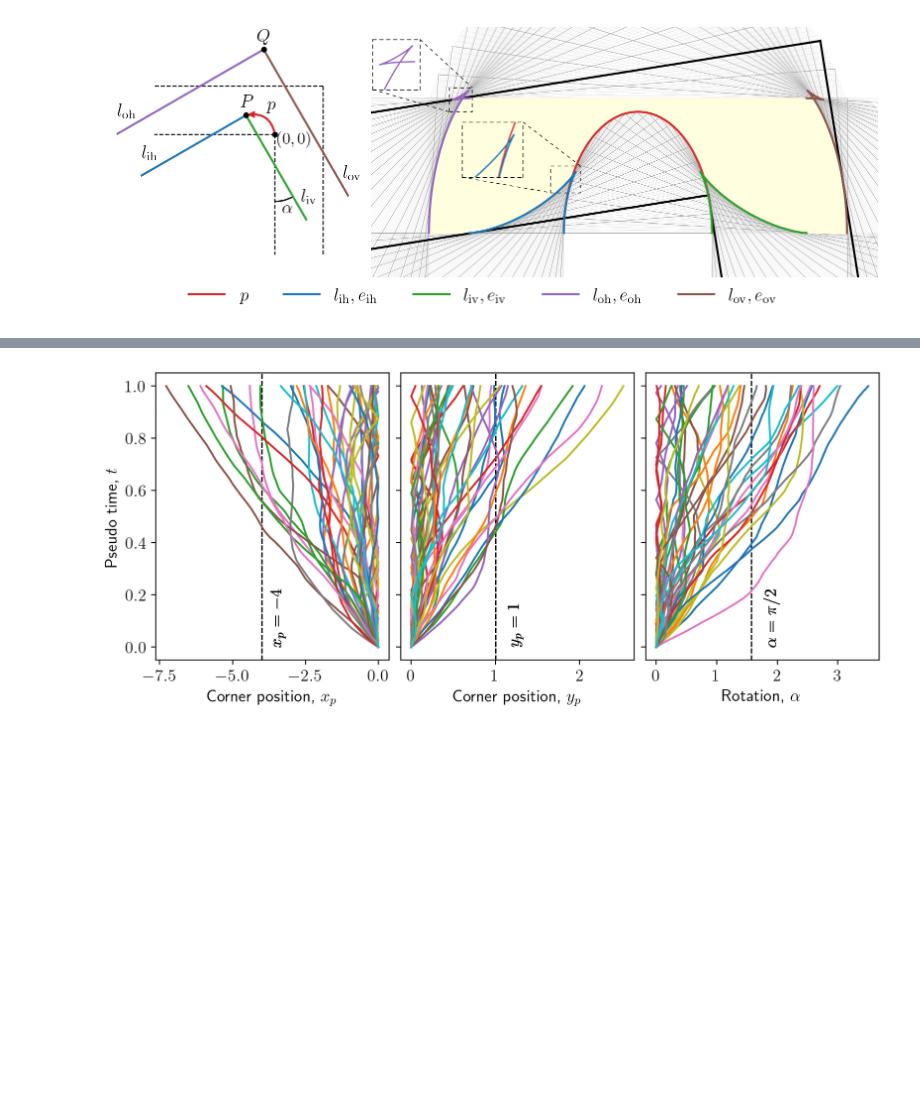
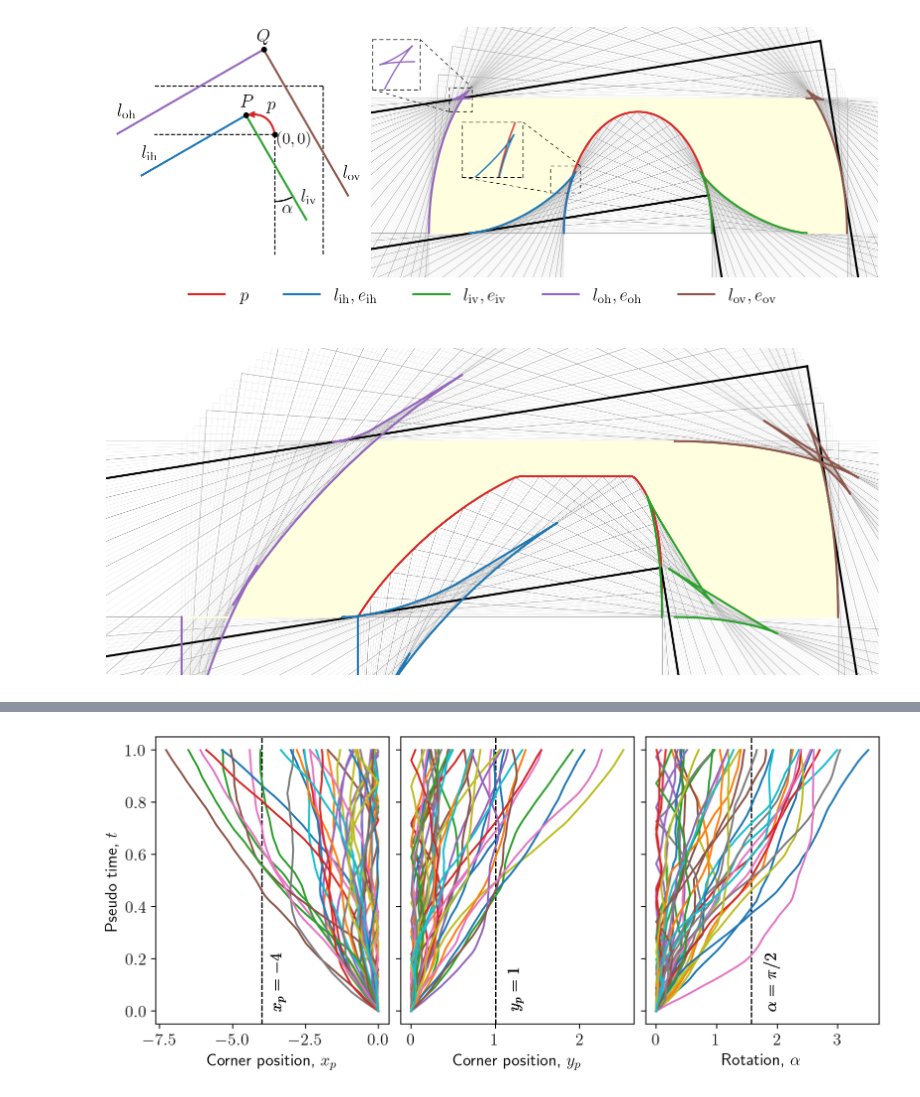
Before and after one commit to kuangdai/sofa, a Jupyter notebook: paper.ipynb, the cells around one changed output, grey strips where cells are left out. Cells and saved outputs as stored; diff of their text form; code cells hidden in the pictures; blank space fills up the shorter version.

```diff
--- a/paper.ipynb
+++ b/paper.ipynb
@@ -221,6 +221,67 @@ plt.savefig("figs/geometry.pdf", bbox_inches="tight", pad_inches=0.01)
 plt.show()
 # %% [output]
 [figure]
+# %%
+prop_cycle = plt.rcParams['axes.prop_cycle']
+colors = prop_cycle.by_key()['color']
+cp = colors[3]
+cih = colors[0]
+civ = colors[2]
+coh = colors[4]
+cov = colors[5]
+
+fig, ax = plt.subplots(1, 1, dpi=200, figsize=(10, 10))
+alpha = torch.linspace(0, torch.pi / 2, N)
+xp = a * (torch.cos(2 * alpha) - 1)
+yp = b * torch.sin(2 * alpha)
+xp *= alpha
+yp = torch.clamp(yp, None, 0.8)
+N = 100
+S = 5
+t = torch.linspace(0, 1, N)
+a = .55
+b = .9
+dt_alpha = torch.ones_like(alpha) * torch.pi / 2
+dt_xp = -a * 2 * torch.sin(2 * alpha) * dt_alpha
+dt_yp = b * 2 * torch.cos(2 * alpha) * dt_alpha
+dt_xp[1:-1] = (xp[2:] - xp[:-2]) / (2 * (1 / N))
+dt_yp[1:-1] = (yp[2:] - yp[:-2]) / (2 * (1 / N))
+gg = compute_area(t, alpha, xp, yp, dt_alpha, dt_xp, dt_yp, return_geometry=True)
+
+for i in range(0, len(t), 1):
+    ax.plot(gg["x_lhi"][i], gg["y_lhi"][i], lw=.1, c='silver', zorder=-100)
+    ax.plot(gg["x_lvi"][i], gg["y_lvi"][i], lw=.1, c='silver', zorder=-100)
+    ax.plot(gg["x_lho"][i], gg["y_lho"][i], lw=.1, c='silver', zorder=-100)
+    ax.plot(gg["x_lvo"][i], gg["y_lvo"][i], lw=.1, c='silver', zorder=-100)
+
+for i in range(0, len(t), S):
+    ax.plot(gg["x_lhi"][i], gg["y_lhi"][i], lw=.3, c='gray', zorder=-200)
+    ax.plot(gg["x_lvi"][i], gg["y_lvi"][i], lw=.3, c='gray', zorder=-200)
+    ax.plot(gg["x_lho"][i], gg["y_lho"][i], lw=.3, c='gray', zorder=-200)
+    ax.plot(gg["x_lvo"][i], gg["y_lvo"][i], lw=.3, c='gray', zorder=-200)
+
+i = 10
+ax.plot(gg["x_lhi"][i], gg["y_lhi"][i], lw=1.5, c='k', zorder=100)
+ax.plot(gg["x_lvi"][i], gg["y_lvi"][i], lw=1.5, c='k', zorder=100)
+ax.plot(gg["x_lho"][i], gg["y_lho"][i], lw=1.5, c='k', zorder=100)
+ax.plot(gg["x_lvo"][i], gg["y_lvo"][i], lw=1.5, c='k', zorder=100)
+
+ax.plot(gg["xp"], gg["yp"], lw=1.5, c=cp, label="$p$")
+ax.plot(gg["x_ehi"], gg["y_ehi"], lw=1.5, c=cih, zorder=200, label="$l_\mathrm{ih}, e_\mathrm{ih}$")
+ax.plot(gg["x_evi"], gg["y_evi"], lw=1.5, c=civ, zorder=200, label="$l_\mathrm{iv}, e_\mathrm{iv}$")
+ax.plot(gg["x_eho"], gg["y_eho"], lw=1.5, c=coh, zorder=200, label="$l_\mathrm{oh}, e_\mathrm{oh}$")
+ax.plot(gg["x_evo"], gg["y_evo"], lw=1.5, c=cov, zorder=200, label="$l_\mathrm{ov}, e_\mathrm{ov}$")
+ax.fill_between(gg["x_sample"], y1=gg["y_sample_upper"], y2=gg["y_sample_lower"],
+                color='lightyellow')
+
+ax.set_xlim(gg["x_sample"][0] - .03 - .4, gg["x_sample"][-1] + .03 + .2)
+ax.set_ylim(-.03 - .3, 1 + .03 + .5)
+ax.set_aspect(1.)
+ax.axis("off")
+plt.savefig("figs/chaotic.pdf", bbox_inches="tight", pad_inches=0.01)
+plt.show()
+# %% [output]
+[figure, added]
 # %%
 from svg.path import parse_path
 
```
Also changed, not shown: parts of 2 cells of this notebook, 1 other file.
